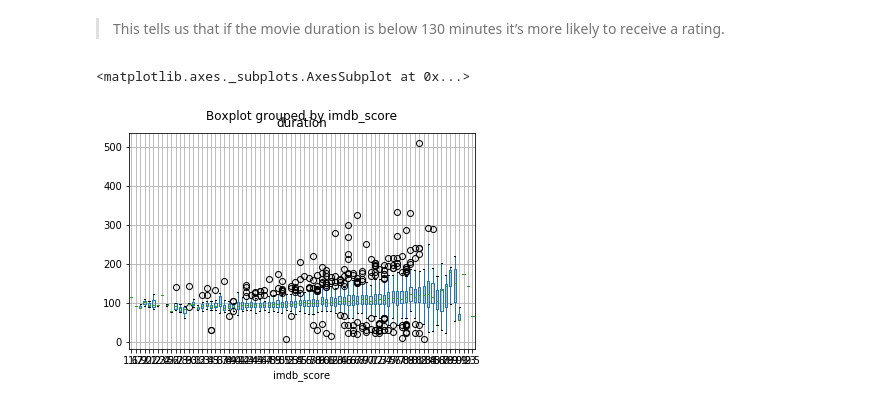
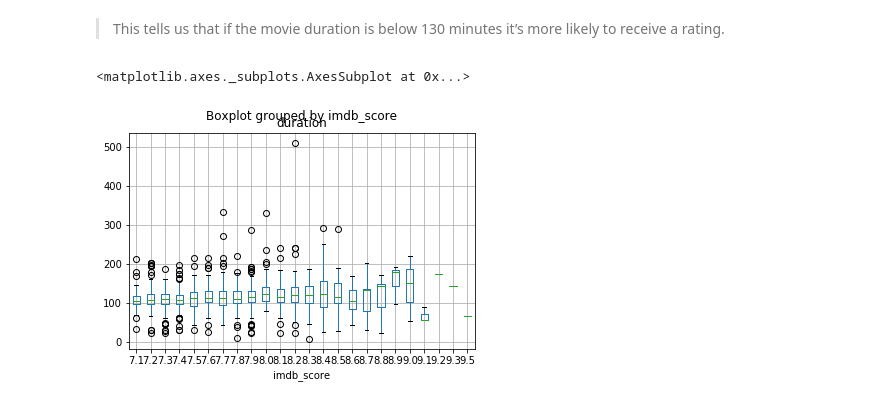
Before and after one commit to RangaHarsha/7963_01_exercises, a Jupyter notebook: 7963_01_insights.ipynb, the cells around one changed output. Saved outputs shown, nothing was run; the diff lists cells and outputs as text; code cells hidden in the pictures.

```diff
--- a/7963_01_insights.ipynb
+++ b/7963_01_insights.ipynb
@@ -10,6 +12,6 @@ import matplotlib.pyplot as plt
 # %%
-df_i = pd.read_csv('imdb.csv',escapechar = "\\")
-df_m = pd.read_csv('movie_metadata.csv')
+df_i = pd.read_csv('..//Takeaway Assignment - R _ Python//imdb.csv',escapechar = "\\")
+df_m = pd.read_csv('..//Takeaway Assignment - R _ Python//movie_metadata.csv')
 # %%
 #df = df_i
 df = df_m
@@ -79,7 +100,8 @@ df.sort_values('imdb_score', ascending=False).groupby('genres')['movie_title','i
 # %% [markdown]
 >This tells us that if the movie duration is below 130 minutes it’s more likely to receive a rating.
 # %%
-df.boxplot(column='duration', by='imdb_score')
+i = df[df['imdb_score'] > 7]
+i.boxplot(column='duration', by='imdb_score')
 # %% [output]
 <matplotlib.axes._subplots.AxesSubplot at 0x...>
-[figure, old version]
+[figure, new version]
```
Also changed, not shown: parts of 17 cells of this notebook.
